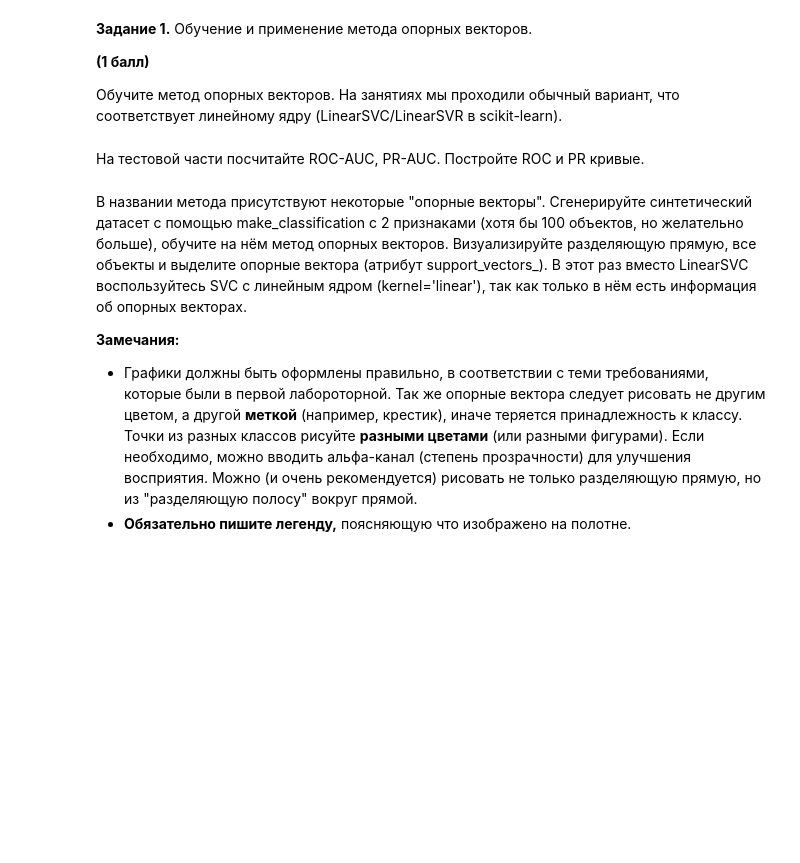
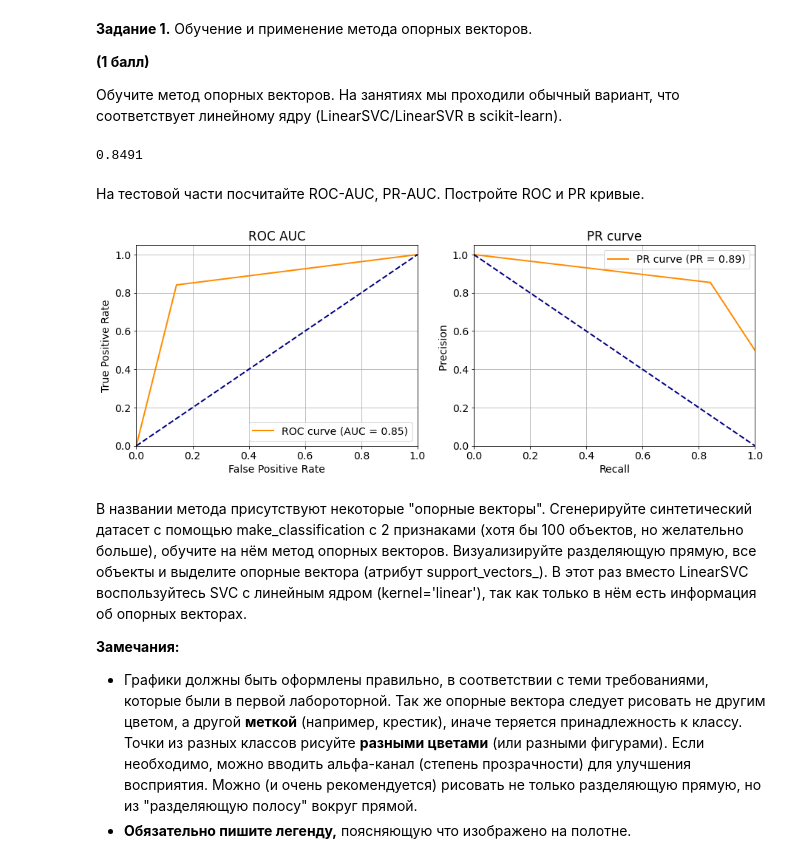
Before and after one commit to Tytskiy/Study, a Jupyter notebook: mmp-fall-2020/mmro/mmro-3/homework-practice-3-TytskiyVlad.ipynb, the cells around one changed output. Cells and saved outputs as stored; diff of their text form; code cells hidden in the pictures; blank space fills up the shorter version.

```diff
--- a/mmp-fall-2020/mmro/mmro-3/homework-practice-3-TytskiyVlad.ipynb
+++ b/mmp-fall-2020/mmro/mmro-3/homework-practice-3-TytskiyVlad.ipynb
@@ -262,12 +259,9 @@ print(f"R2, alpha {best_m[2].alpha:.03f}, {r2_score(y_test, best_m[2].predict(X_
 # %% [markdown]
 Сгенерируем синтетические данные.
 # %%
-X, y = make_classification(
-    n_samples=100000, n_features=20, n_informative=10, n_redundant=10,
-    random_state=42)
+X, y = make_classification(n_samples=100000, n_features=20, n_informative=10, n_redundant=10,random_state=42)
 
-X_train, X_test, y_train, y_test = train_test_split(
-    X, y, test_size=0.3, random_state=42)
+X_train, X_test, y_train, y_test = train_test_split(X, y, test_size=0.3, random_state=42)
 # %% [markdown]
 __Задание 1.__ Обучение и применение метода опорных векторов.
 
@@ -279,2 +271,9 @@ __(1 балл)__
+# %%
+model = LinearSVC()
+model.fit(X_train, y_train)
+y_pred = model.predict(X_test)
+accuracy_score(y_pred, y_test)
+# %% [output]
+0.8491
 # %% [markdown]
 На тестовой части посчитайте ROC-AUC, PR-AUC. Постройте ROC и PR кривые.
@@ -283,3 +280,38 @@ __(1 балл)__
+# %%
+# ╰( ͡° ͜ʖ ͡° )つ──☆*:・ﾟ# https://gist.github.com/Keiku/b6dca88b9bbe7b55701e43f7f5ee19a6
+
+fpr, tpr, _ = roc_curve(y_test, y_pred)
+roc_auc = auc(fpr, tpr)
+pr, rc, _ = precision_recall_curve(y_test, y_pred)
+pr_auc = auc(rc, pr)
+
+fig, ax = plt.subplots(1, 2, figsize=(15, 5))
+
+ax[0].plot(fpr, tpr, color='darkorange',
+           lw=2, label=f'ROC curve (AUC = {roc_auc:0.2f})')
+ax[0].plot([0, 1], [0, 1], color='navy', lw=2, linestyle='--')
+ax[0].set_xlim([0.0, 1.0])
+ax[0].set_ylim([0.0, 1.05])
+ax[0].set_xlabel('False Positive Rate')
+ax[0].set_ylabel('True Positive Rate')
+ax[0].set_title('ROC AUC')
+ax[0].grid(True)
+ax[0].legend()
+
+ax[1].plot(rc, pr, color='darkorange',
+           lw=2, label=f'PR curve (PR = {pr_auc:0.2f})')
+ax[1].plot([0, 1], [1, 0], color='navy', lw=2, linestyle='--')
+ax[1].set_xlim([0.0, 1.0])
+ax[1].set_ylim([0.0, 1.05])
+ax[1].set_xlabel('Recall')
+ax[1].set_ylabel('Precision ')
+ax[1].set_title('PR curve')
+ax[1].grid(True)
+ax[1].legend()
+
+plt.show()
+# %% [output]
+[figure, added]
 # %% [markdown]
 В названии метода присутствуют некоторые "опорные векторы". Сгенерируйте синтетический датасет с помощью make_classification с 2 признаками (хотя бы 100 объектов, но желательно больше), обучите на нём метод опорных векторов. Визуализируйте разделяющую прямую, все объекты и выделите опорные вектора (атрибут support\_vectors\_). В этот раз вместо LinearSVC воспользуйтесь SVC с линейным ядром (kernel='linear'), так как только в нём есть информация об опорных векторах.
 
```
Also changed, not shown: parts of 109 cells of this notebook.
